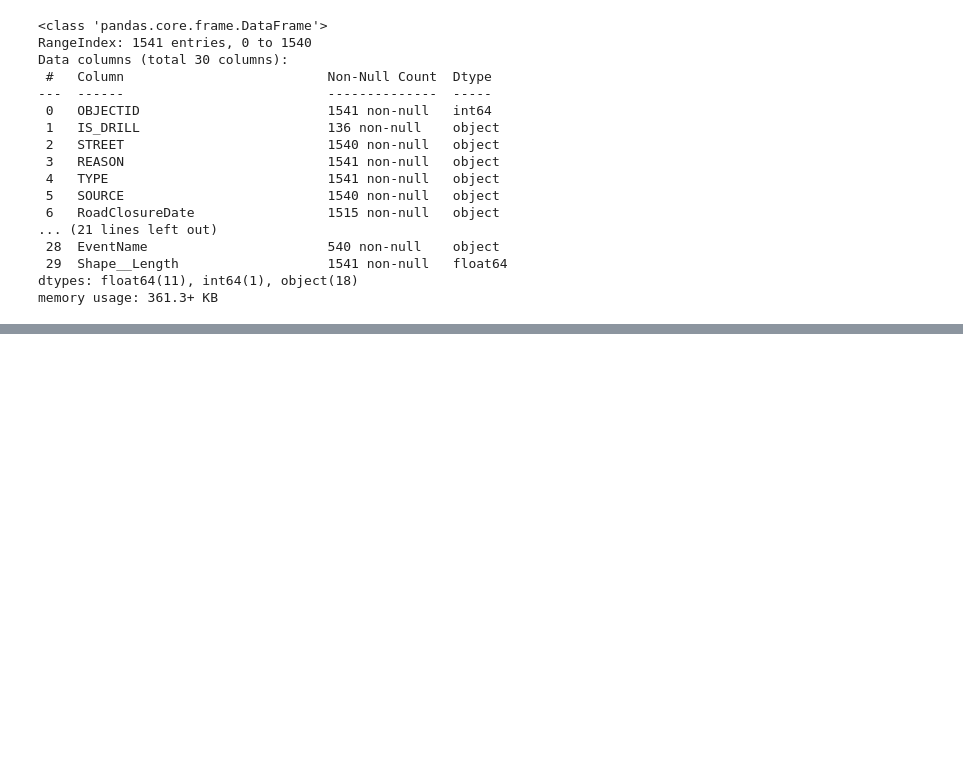
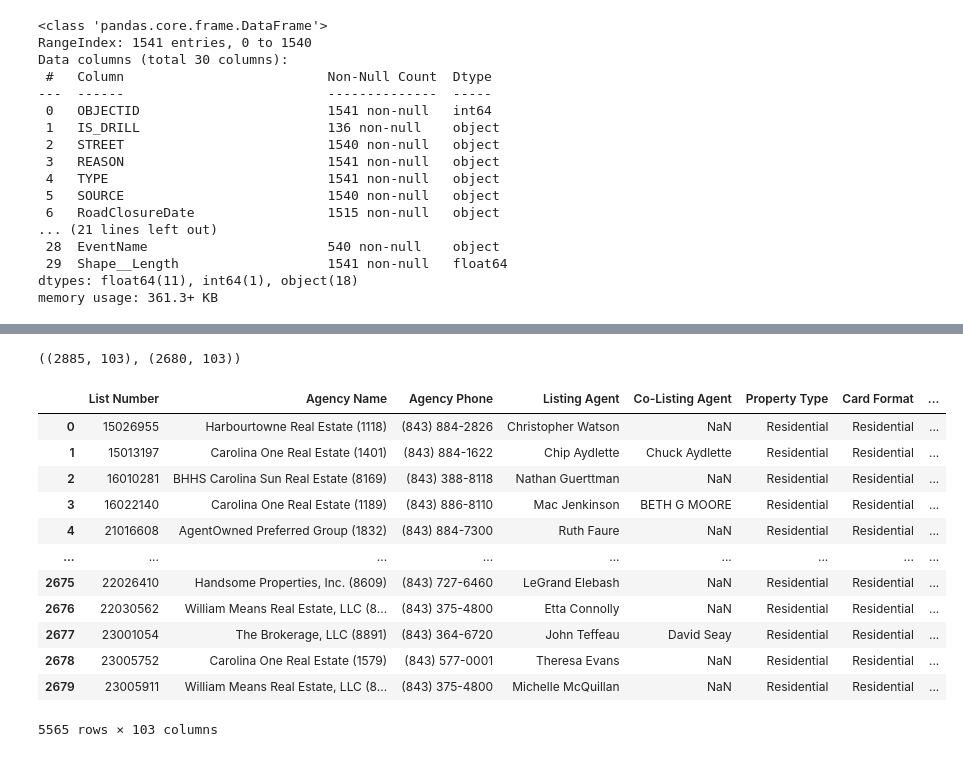
Before and after one commit to schreibergn/Data534Project-, a Jupyter notebook: DowntownFlood.ipynb, the cells around one changed output, grey strips where cells are left out. Drawn from its saved outputs; the diff is of its cells as text; code cells hidden in the pictures; blank space fills up the shorter version.

Commit message:
Merge real estate dataframes

```diff
--- a/DowntownFlood.ipynb
+++ b/DowntownFlood.ipynb
@@ -60,0 +61,24 @@ df_real2.head()
+# %%
+df_real1.shape, df_real2.shape
+# %% [output]
+((2885, 103), (2680, 103))
+# %%
+#merge two real estate data files together (had to download separately)
+
+df_real = pd.concat([df_real1, df_real2],axis=0)
+
+df_real
+# %% [output]
+|  | List Number | Agency Name | Agency Phone | Listing Agent | Co-Listing Agent | Property Type | Card Format | ... |
+| 0 | 15026955 | Harbourtowne Real Estate (1118) | (843) 884-2826 | Christopher Watson | NaN | Residential | Residential | ... |
+| 1 | 15013197 | Carolina One Real Estate (1401) | (843) 884-1622 | Chip Aydlette | Chuck Aydlette | Residential | Residential | ... |
+| 2 | 16010281 | BHHS Carolina Sun Real Estate (8169) | (843) 388-8118 | Nathan Guerttman | NaN | Residential | Residential | ... |
+| 3 | 16022140 | Carolina One Real Estate (1189) | (843) 886-8110 | Mac Jenkinson | BETH G MOORE | Residential | Residential | ... |
+| 4 | 21016608 | AgentOwned Preferred Group (1832) | (843) 884-7300 | Ruth Faure | NaN | Residential | Residential | ... |
+| ... | ... | ... | ... | ... | ... | ... | ... | ... |
+| 2675 | 22026410 | Handsome Properties, Inc. (8609) | (843) 727-6460 | LeGrand Elebash | NaN | Residential | Residential | ... |
+| 2676 | 22030562 | William Means Real Estate, LLC (8... | (843) 375-4800 | Etta Connolly | NaN | Residential | Residential | ... |
+| 2677 | 23001054 | The Brokerage, LLC (8891) | (843) 364-6720 | John Teffeau | David Seay | Residential | Residential | ... |
+| 2678 | 23005752 | Carolina One Real Estate (1579) | (843) 577-0001 | Theresa Evans | NaN | Residential | Residential | ... |
+| 2679 | 23005911 | William Means Real Estate, LLC (8... | (843) 375-4800 | Michelle McQuillan | NaN | Residential | Residential | ... |
+5565 rows × 103 columns
```
Also changed, not shown: parts of 12 cells of this notebook.
